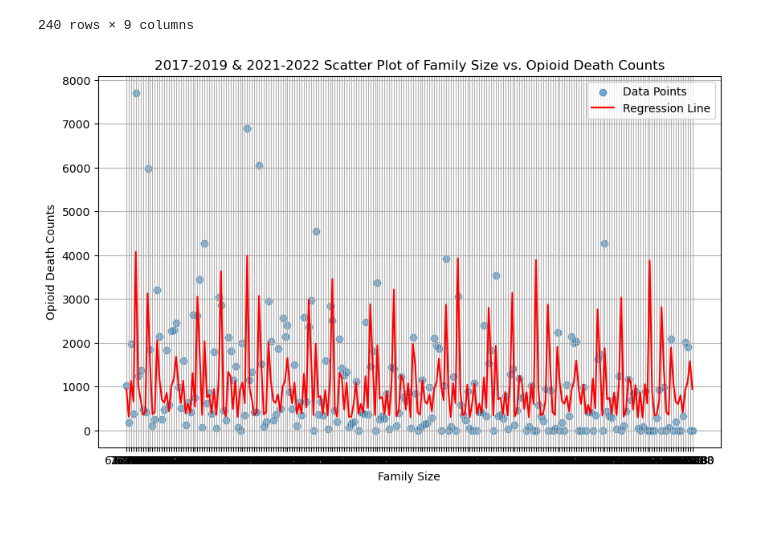
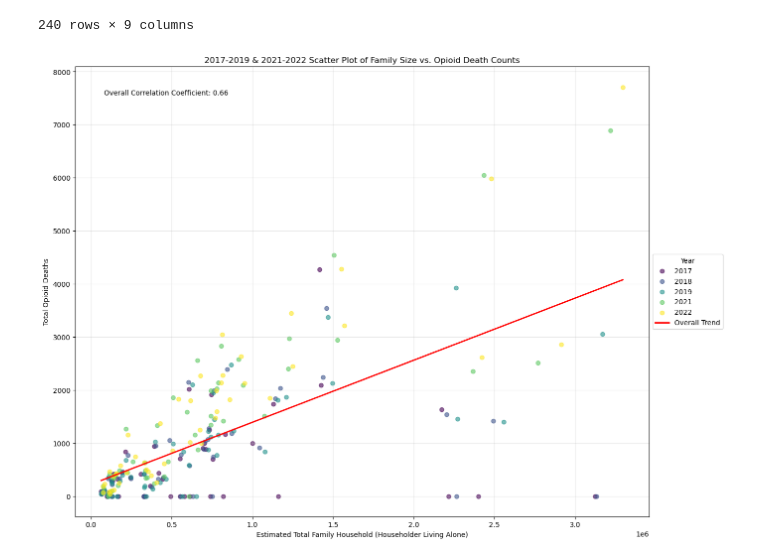
Before and after one commit to kikichan1/Project-1, a Jupyter notebook: Family_Size_Notebook.ipynb, the cells around one changed output. Saved outputs shown, nothing was run; the diff lists cells and outputs as text; code cells hidden in the pictures; blank space fills up the shorter version.

```diff
--- a/Family_Size_Notebook.ipynb
+++ b/Family_Size_Notebook.ipynb
@@ -319,43 +319,85 @@ merged_opioid_family_size
 240 rows × 9 columns
 # %%
 import pandas as pd
+import numpy as np
 import matplotlib.pyplot as plt
 import statsmodels.api as sm
+from scipy import stats
 
 # Assuming merged_opioid_family_size is your DataFrame
+# If it's not defined, you need to load your data first
+
+# Convert columns to numeric, handling any non-numeric values
+merged_opioid_family_size['Estimated Total Family Household(Householder Living Alone)'] = pd.to_numeric(
+    merged_opioid_family_size['Estimated Total Family Household(Householder Living Alone)'], errors='coerce')
+merged_opioid_family_size['Total Opioid Deaths'] = pd.to_numeric(
+    merged_opioid_family_size['Total Opioid Deaths'], errors='coerce')
+
+# Remove any rows with NaN values
+merged_opioid_family_size = merged_opioid_family_size.dropna(subset=[
+    'Estimated Total Family Household(Householder Living Alone)', 'Total Opioid Deaths', 'Year'])
+
 # Create a scatter plot
-plt.figure(figsize=(10, 6))
-plt.scatter(merged_opioid_family_size['Estimated Total Family Household(Householder Living Alone)'],
-            merged_opioid_family_size['Total Opioid Deaths'], alpha=0.6, label='Data Points')
+plt.figure(figsize=(14, 10))
 
-# Define the independent variable (X) and dependent variable (y)
-X = merged_opioid_family_size['Estimated Total Family Household(Householder Living Alone)'].astype(float)
-y = merged_opioid_family_size['Total Opioid Deaths'].astype(float)
+# Define a color map for the years
+years = sorted(merged_opioid_family_size['Year'].unique())
+colors = plt.cm.viridis(np.linspace(0, 1, len(years)))
+
+# Plot data points for each year
+for year, color in zip(years, colors):
+    data = merged_opioid_family_size[merged_opioid_family_size['Year'] == year]
+    plt.scatter(data['Estimated Total Family Household(Householder Living Alone)'],
+                data['Total Opioid Deaths'],
+                alpha=0.6,
+                label=str(year),
+                color=color)
+
+# Define the independent variable (X) and dependent variable (y) for the overall trend
+X = merged_opioid_family_size['Estimated Total Family Household(Householder Living Alone)']
+y = merged_opioid_family_size['Total Opioid Deaths']
 
 # Add a constant to the independent variable (for the intercept)
 X = sm.add_constant(X)
 
 # Fit the regression model
 model = sm.OLS(y, X).fit()
 
 # Get the predicted values for the regression line
 predictions = model.predict(X)
 
-# Plot the regression line
-plt.plot(merged_opioid_family_size['Estimated Total Family Household(Householder Living Alone)'],
-         predictions, color='red', label='Regression Line')
+# Sort the values for proper plotting
+sorted_idx = X['Estimated Total Family Household(Householder Living Alone)'].argsort()
+X_sorted = X.iloc[sorted_idx]
+predictions_sorted = predictions.iloc[sorted_idx]
+
+# Plot the overall regression line
+plt.plot(X_sorted['Estimated Total Family Household(Householder Living Alone)'],
+         predictions_sorted, color='red', label='Overall Trend', linewidth=2)
+
+# Calculate overall correlation coefficient
+corr_coef, _ = stats.pearsonr(merged_opioid_family_size['Estimated Total Family Household(Householder Living Alone)'],
+                              merged_opioid_family_size['Total Opioid Deaths'])
 
 # Customize the plot
 plt.title('2017-2019 & 2021-2022 Scatter Plot of Family Size vs. Opioid Death Counts')
-plt.xlabel('Family Size')
-plt.ylabel('Opioid Death Counts')
-plt.legend()
-plt.grid(True)
+plt.xlabel('Estimated Total Family Household (Householder Living Alone)')
+plt.ylabel('Total Opioid Deaths')
+plt.legend(title='Year', loc='center left', bbox_to_anchor=(1, 0.5))
+plt.grid(True, alpha=0.3)
+
+# Add correlation coefficient to the plot
+
+plt.text(0.05, 0.95, f'Overall Correlation Coefficient: {corr_coef:.2f}',
+         transform=plt.gca().transAxes, verticalalignment='top')
+
+# Adjust layout to prevent cutting off labels
+plt.tight_layout()
 
 # Show the plot
 plt.show()
 
 # Print the regression results
-plt.show()
+print(model.summary())
 # %% [output]
-[figure, old version]
+[figure, new version]
```
Also changed, not shown: parts of 8 cells of this notebook, 1 other file.
